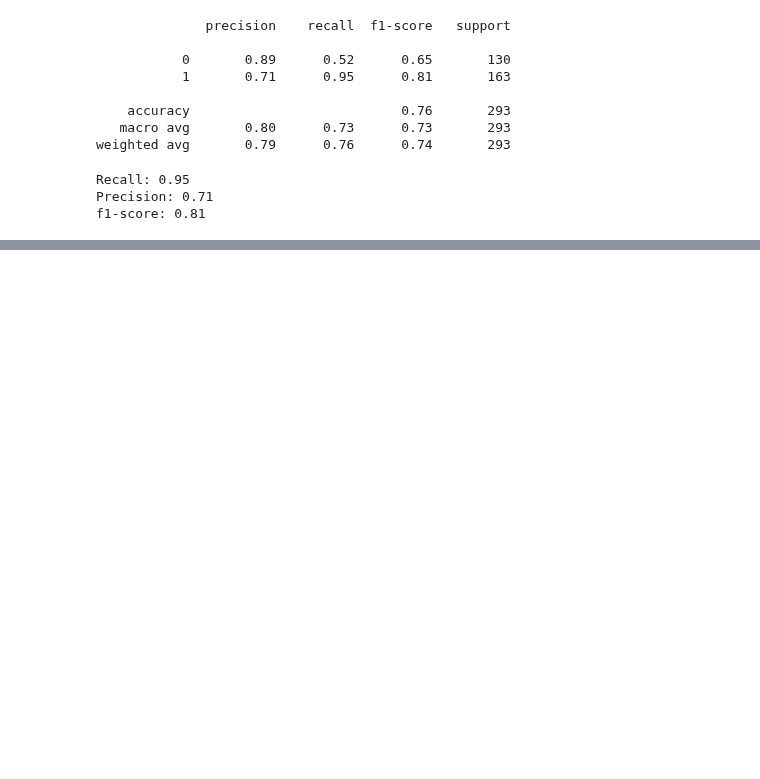
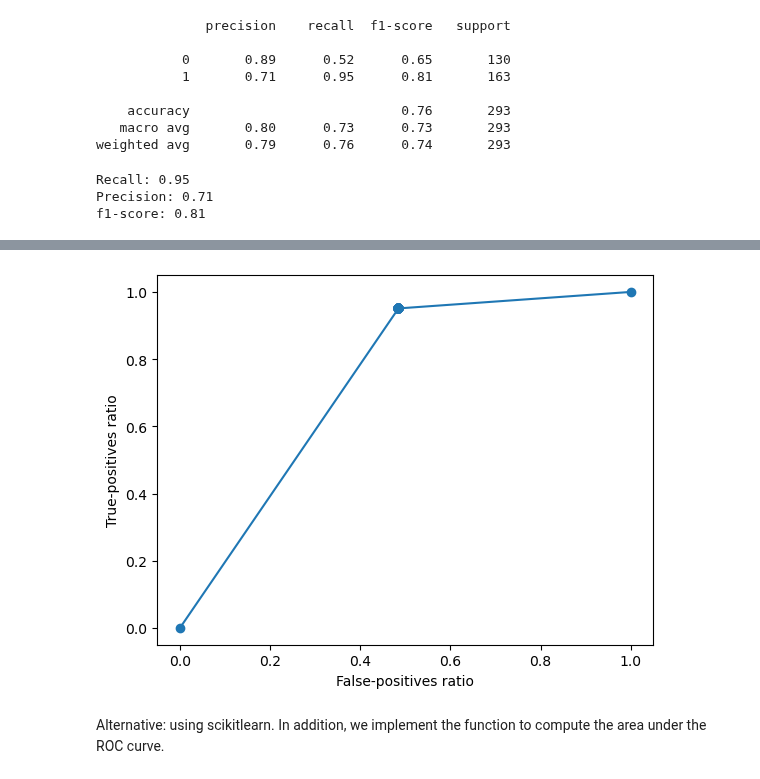
Before and after one commit to martinjimenez388/Road_to_alternatives, a Jupyter notebook: Hmw_MLZoomCamp_4.ipynb, the cells around one changed output, grey strips where cells are left out. Saved outputs shown, nothing was run; the diff lists cells and outputs as text; code cells hidden in the pictures; blank space fills up the shorter version.

```diff
--- a/Hmw_MLZoomCamp_4.ipynb
+++ b/Hmw_MLZoomCamp_4.ipynb
@@ -113,0 +153,9 @@ Now, let' study the ROC (Receiver Operating Characteristics). Note that, even th
+# %%
+plt.plot(FPR, TPR, marker='o')
+plt.xlabel("False-positives ratio")
+plt.ylabel("True-positives ratio")
+plt.show()
+# %% [output]
+[figure, added]
+# %% [markdown]
+Alternative: using scikitlearn. In addition, we implement the function to compute the area under the ROC curve.
```
Also changed, not shown: parts of 10 cells of this notebook.
